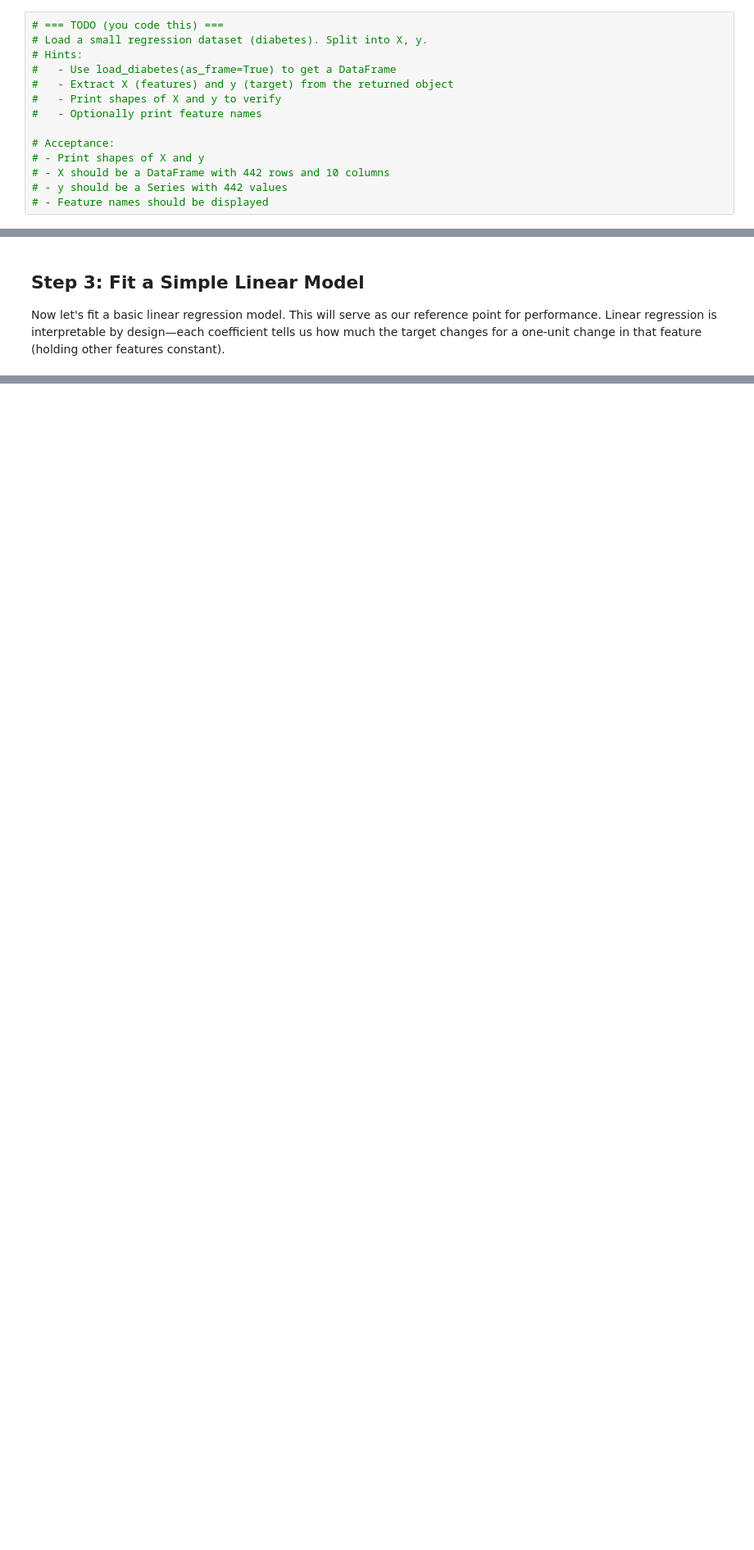
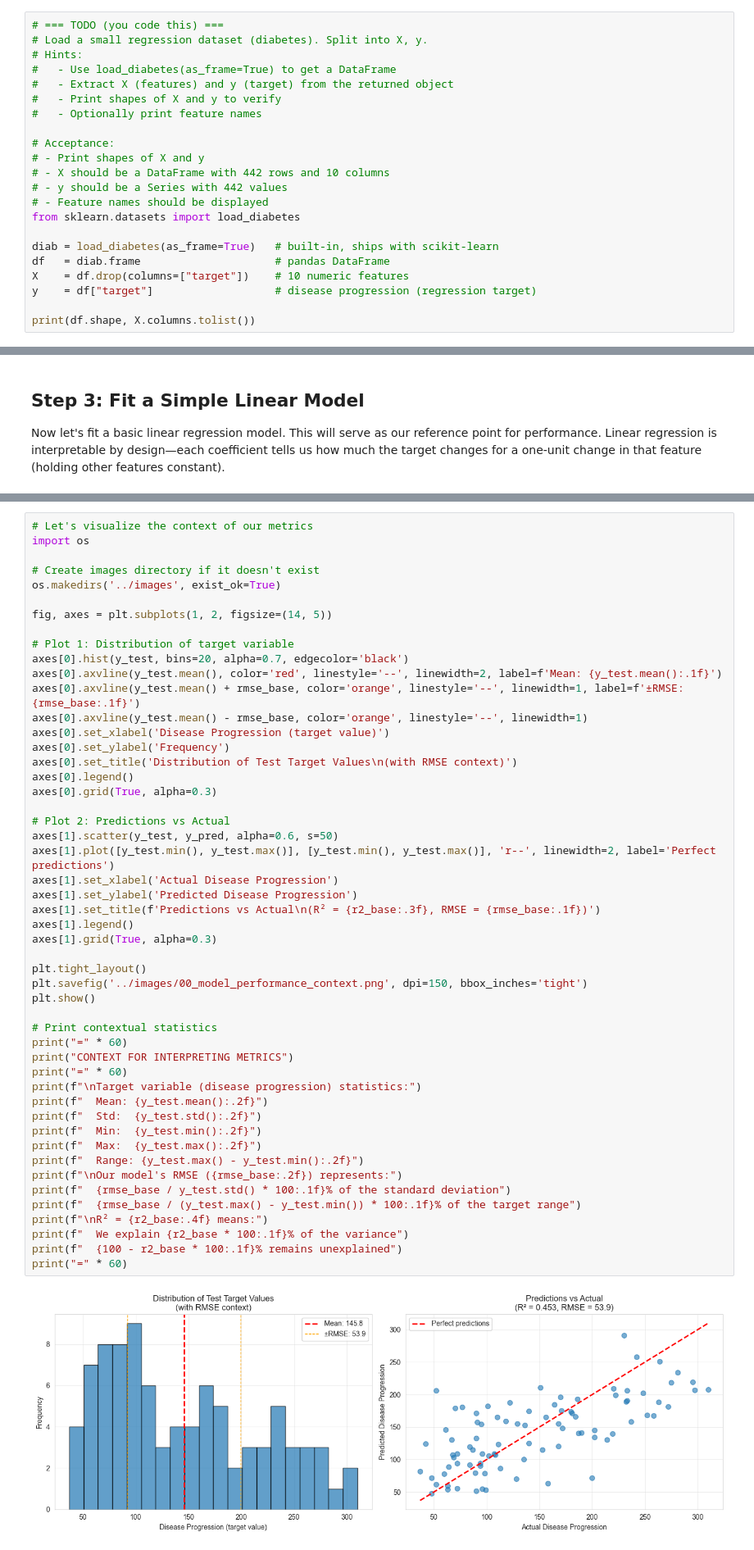
Before and after one commit to Tuminha/ml-interpretability-dojo, a Jupyter notebook: notebooks/00_invariance_and_baselines.ipynb, the cells around one changed output, grey strips where cells are left out. Shown at 82% size. Saved outputs shown, nothing was run; the diff lists cells and outputs as text; blank space fills up the shorter version.

Commit message:
Complete notebook 00: Add results interpretation, performance visualization, and update README with baseline scores

```diff
--- a/notebooks/00_invariance_and_baselines.ipynb
+++ b/notebooks/00_invariance_and_baselines.ipynb
@@ -134,3 +139,11 @@ The dataset is small (442 samples) and fast to work with, making it perfect for
 # - X should be a DataFrame with 442 rows and 10 columns
 # - y should be a Series with 442 values
 # - Feature names should be displayed
+from sklearn.datasets import load_diabetes
+
+diab = load_diabetes(as_frame=True)   # built-in, ships with scikit-learn
+df   = diab.frame                     # pandas DataFrame
+X    = df.drop(columns=["target"])    # 10 numeric features
+y    = df["target"]                   # disease progression (regression target)
+
+print(df.shape, X.columns.tolist())
@@ -171,0 +284,52 @@ Now let's fit a basic linear regression model. This will serve as our reference
+# %%
+# Let's visualize the context of our metrics
+import os
+
+# Create images directory if it doesn't exist
+os.makedirs('../images', exist_ok=True)
+
+fig, axes = plt.subplots(1, 2, figsize=(14, 5))
+
+# Plot 1: Distribution of target variable
+axes[0].hist(y_test, bins=20, alpha=0.7, edgecolor='black')
+axes[0].axvline(y_test.mean(), color='red', linestyle='--', linewidth=2, label=f'Mean: {y_test.mean():.1f}')
+axes[0].axvline(y_test.mean() + rmse_base, color='orange', linestyle='--', linewidth=1, label=f'±RMSE: {rmse_base:.1f}')
+axes[0].axvline(y_test.mean() - rmse_base, color='orange', linestyle='--', linewidth=1)
+axes[0].set_xlabel('Disease Progression (target value)')
+axes[0].set_ylabel('Frequency')
+axes[0].set_title('Distribution of Test Target Values\n(with RMSE context)')
+axes[0].legend()
+axes[0].grid(True, alpha=0.3)
+
+# Plot 2: Predictions vs Actual
+axes[1].scatter(y_test, y_pred, alpha=0.6, s=50)
+axes[1].plot([y_test.min(), y_test.max()], [y_test.min(), y_test.max()], 'r--', linewidth=2, label='Perfect predictions')
+axes[1].set_xlabel('Actual Disease Progression')
+axes[1].set_ylabel('Predicted Disease Progression')
+axes[1].set_title(f'Predictions vs Actual\n(R² = {r2_base:.3f}, RMSE = {rmse_base:.1f})')
+axes[1].legend()
+axes[1].grid(True, alpha=0.3)
+
+plt.tight_layout()
+plt.savefig('../images/00_model_performance_context.png', dpi=150, bbox_inches='tight')
+plt.show()
+
+# Print contextual statistics
+print("=" * 60)
+print("CONTEXT FOR INTERPRETING METRICS")
+print("=" * 60)
+print(f"\nTarget variable (disease progression) statistics:")
+print(f"  Mean: {y_test.mean():.2f}")
+print(f"  Std:  {y_test.std():.2f}")
+print(f"  Min:  {y_test.min():.2f}")
+print(f"  Max:  {y_test.max():.2f}")
+print(f"  Range: {y_test.max() - y_test.min():.2f}")
+print(f"\nOur model's RMSE ({rmse_base:.2f}) represents:")
+print(f"  {rmse_base / y_test.std() * 100:.1f}% of the standard deviation")
+print(f"  {rmse_base / (y_test.max() - y_test.min()) * 100:.1f}% of the target range")
+print(f"\nR² = {r2_base:.4f} means:")
+print(f"  We explain {r2_base * 100:.1f}% of the variance")
+print(f"  {100 - r2_base * 100:.1f}% remains unexplained")
+print("=" * 60)
+# %% [output]
+[figure, added]
```
Also changed, not shown: parts of 9 cells of this notebook, 6 other files.
